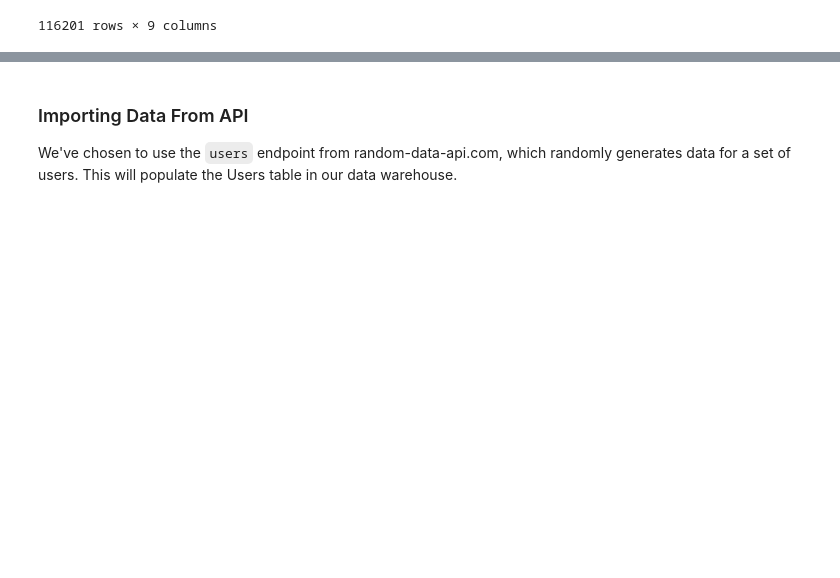
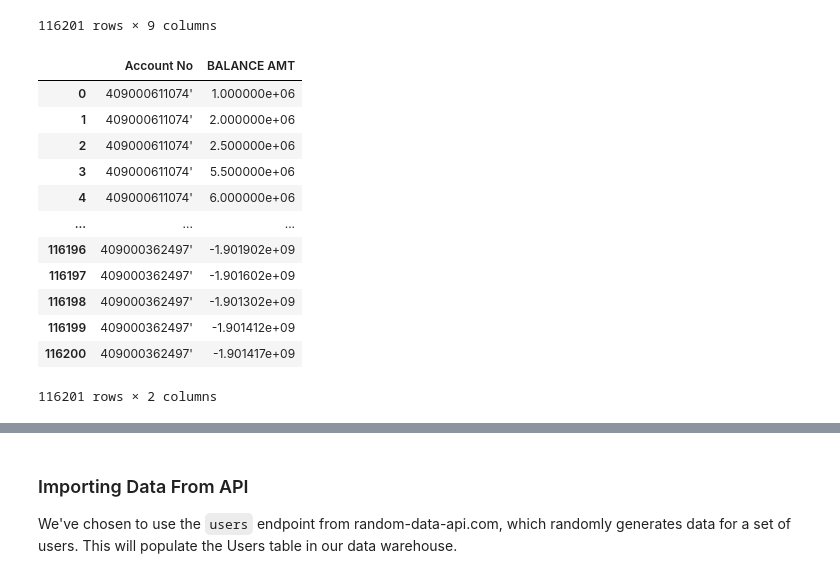
Before and after one commit to MKhour/DSProject1, a Jupyter notebook: DSProject1.ipynb, the cells around one changed output, grey strips where cells are left out. Saved outputs shown, nothing was run; the diff lists cells and outputs as text; code cells hidden in the pictures; blank space fills up the shorter version.

```diff
--- a/DSProject1.ipynb
+++ b/DSProject1.ipynb
@@ -81,5 +94,5 @@ df.columns
 The core bank transaction information that we will use came from a dataset on Kaggle (https://www.kaggle.com/datasets/apoorvwatsky/bank-transaction-data). We downloaded the data in the form of a csv file and will import it from the local filesystem in order to be used in our data warehouse.
 # %%
 bank_info_path = os.path.join(os.getcwd(), 'bank.xlsx')
-transaction_info = pd.read_excel(bank_info_path)
+bank_info = pd.read_excel(bank_info_path)
 # %%
@@ -98,3 +111,20 @@ transaction_info
 | 116199 | 409000362497' | 2019-03-05 | IMPS 05-03-20194C | NaN | 2019-03-05 | 109868.65 | NaN | ... |
 | 116200 | 409000362497' | 2019-03-05 | Sweep Trf To: 40900036427 | NaN | 2019-03-05 | 5000.00 | NaN | ... |
 116201 rows × 9 columns
+# %%
+account_info = bank_info[["Account No", "BALANCE AMT"]]
+account_info
+# %% [output]
+|  | Account No | BALANCE AMT |
+| 0 | 409000611074' | 1.000000e+06 |
+| 1 | 409000611074' | 2.000000e+06 |
+| 2 | 409000611074' | 2.500000e+06 |
+| 3 | 409000611074' | 5.500000e+06 |
+| 4 | 409000611074' | 6.000000e+06 |
+| ... | ... | ... |
+| 116196 | 409000362497' | -1.901902e+09 |
+| 116197 | 409000362497' | -1.901602e+09 |
+| 116198 | 409000362497' | -1.901302e+09 |
+| 116199 | 409000362497' | -1.901412e+09 |
+| 116200 | 409000362497' | -1.901417e+09 |
+116201 rows × 2 columns
```
Also changed, not shown: parts of 18 cells of this notebook.
